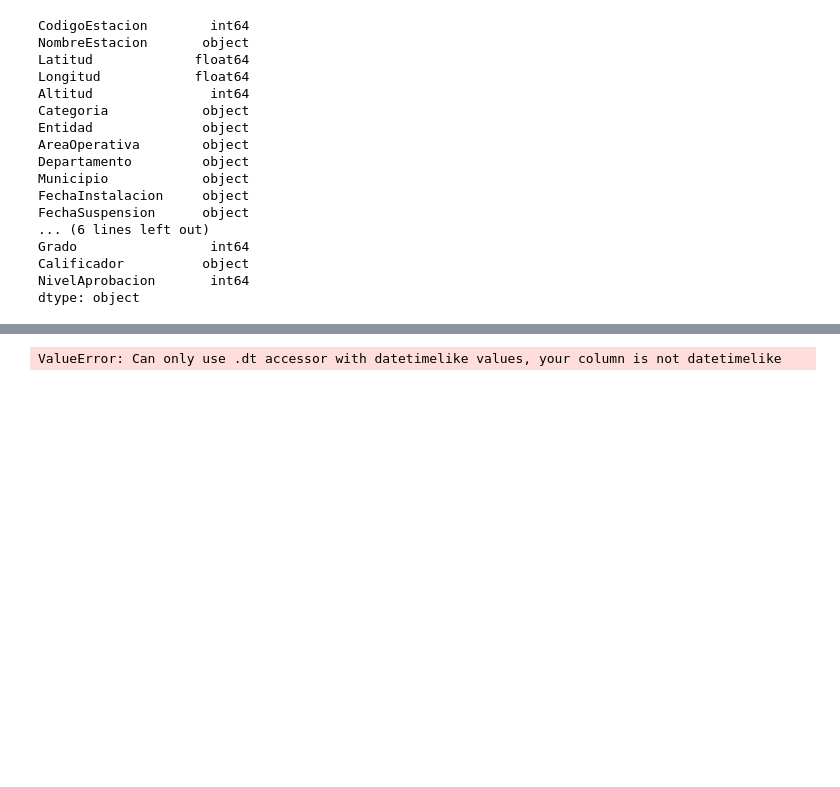
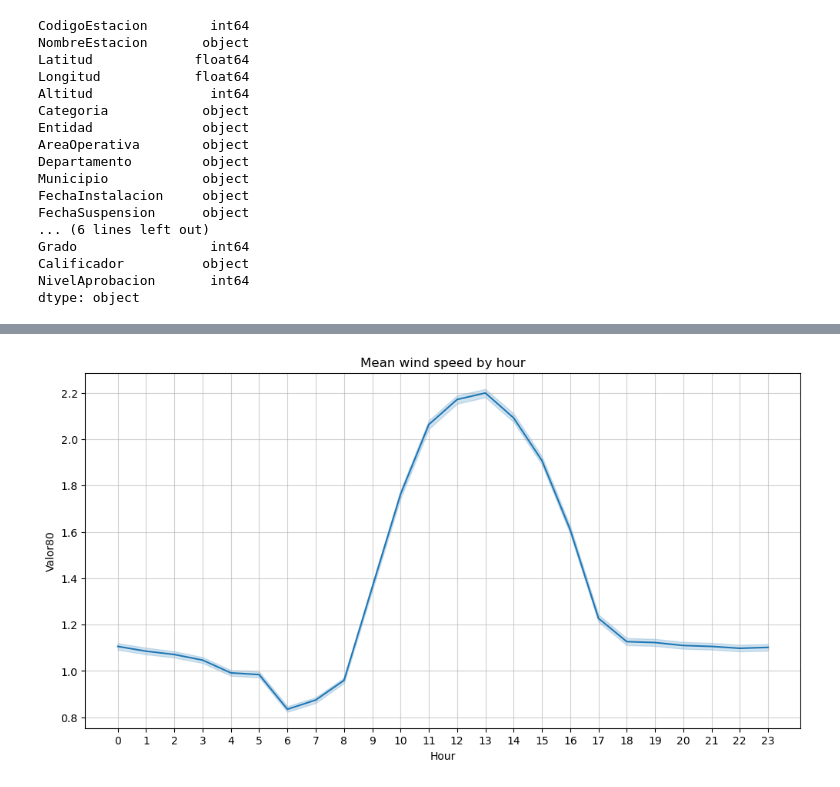
Before and after one commit to marlon-cooh/eda_projects, a Jupyter notebook: 3-wind-exploration.ipynb, the cells around one changed output, grey strips where cells are left out. Cells and saved outputs as stored; diff of their text form; code cells hidden in the pictures; blank space fills up the shorter version.

```diff
--- a/3-wind-exploration.ipynb
+++ b/3-wind-exploration.ipynb
@@ -81,4 +81,4 @@ Calificador          object
 NivelAprobacion       int64
 dtype: object
 # %%
-meta.wclean.useful_columns()
+meta = meta.wclean.time_convert()
@@ -98,0 +85,3 @@ meta.wclean.useful_columns()
+# %%
+meta = meta.wclean.hellman_column(height_zone=80, alpha_zone=0.1)
+meta.tail()
@@ -99,4 +95,4 @@ meta.wclean.useful_columns()
 # %%
-meta.wclean.time_convert()
+meta.wclean.hourly_wind_plot("Valor80")
 # %% [output]
-ValueError: Can only use .dt accessor with datetimelike values, your column is not datetimelike
+[figure, added]
```
Also changed, not shown: parts of 8 cells of this notebook, 1 other file.
